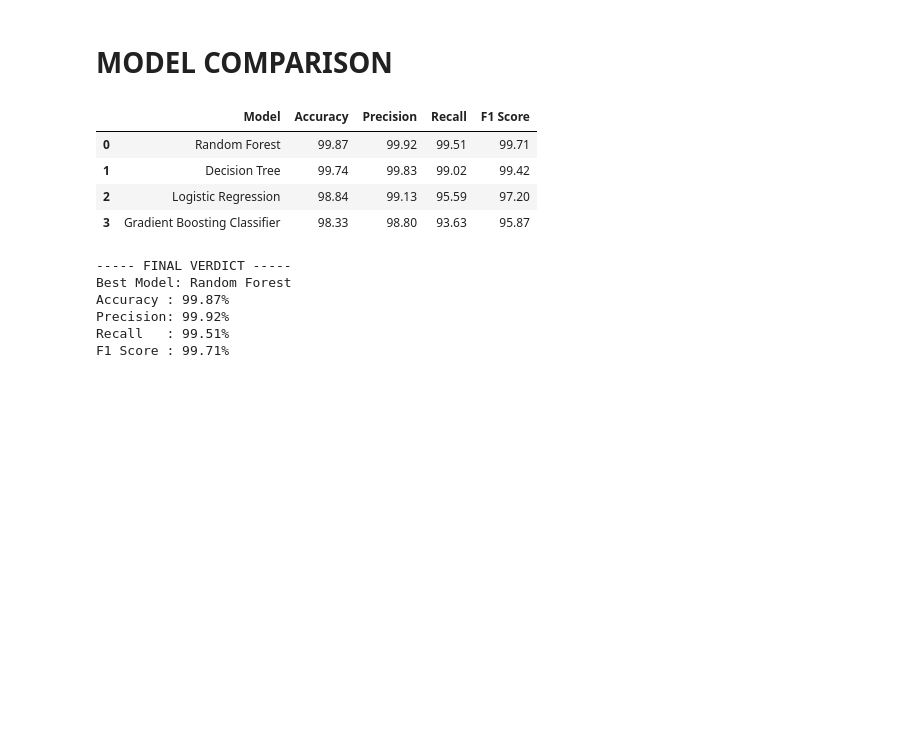
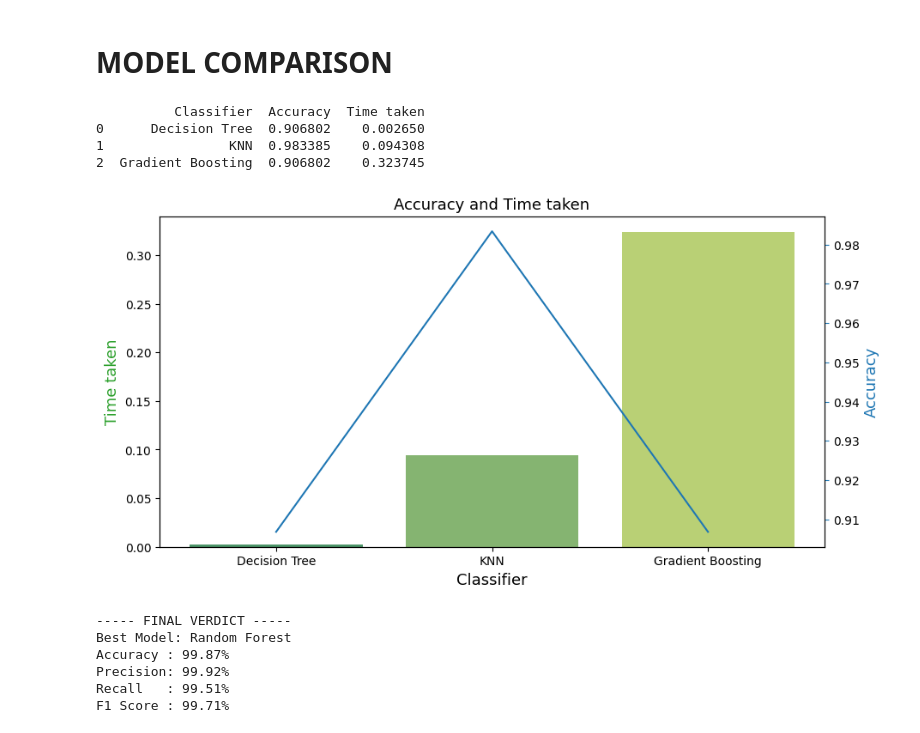
Before and after one commit to Ridima28/Exoplanet-Habitability-Classification, a Jupyter notebook: models/model.ipynb, the cells around one changed output. Saved outputs shown, nothing was run; the diff lists cells and outputs as text; code cells hidden in the pictures; blank space fills up the shorter version.

```diff
--- a/models/model.ipynb
+++ b/models/model.ipynb
@@ -673,13 +679,15 @@ Precision: 0.9279
 F1 Macro:  0.9046
 Recall:    0.9056
 # %%
+t0 = time.time()
 knn_model = KNeighborsClassifier(n_neighbors = 3).fit(X_train, y_train)
 
 knn_predictions = knn_model.predict(X_test)
+knn_time = time.time()-t0
 
 confusion_mat = plot_confusion_mat(y_test, knn_predictions)
 
-accuracy = accuracy_score(y_test, knn_predictions)
+knn_accuracy = accuracy_score(y_test, knn_predictions)
 precision = precision_score(y_test, knn_predictions, average='macro')
 f1 = f1_score(y_test, knn_predictions, average='macro')
 recall = recall_score(y_test, knn_predictions, average='macro')
@@ -688,7 +696,7 @@ print(f"KNN classification Report:\n")
 print(classification_report(y_test, knn_predictions))
 
 
-print(f"Accuracy:  {accuracy:.4f}")
+print(f"Accuracy:  {knn_accuracy:.4f}")
 print(f"Precision: {precision:.4f}")
 print(f"F1 Macro:  {f1:.4f}")
 print(f"Recall:    {recall:.4f}")
@@ -773,57 +785,36 @@ Recall:    0.9056
 # %% [markdown]
 # **MODEL COMPARISON**
 # %%
-def
+def plot_model_log(log):
+    fig, ax1 = plt.subplots(figsize = (10, 5))
+    ax1.set_title('Accuracy and Time taken', fontsize = 13)
+    color = 'tab:green'
+    ax1.set_xlabel('Classifier', fontsize = 13)
+    ax1.set_ylabel('Time taken', fontsize = 13, color = color)
+    ax2 = sns.barplot(x = 'Classifier', y = 'Time taken', data = log, palette = 'summer')
+    ax1.tick_params(axis = 'y')
+    ax2 = ax1.twinx()
+    color = 'tab:blue'
+    ax2.set_ylabel('Accuracy', fontsize = 13, color = color)
+    ax2 = sns.lineplot(x = 'Classifier', y = 'Accuracy', data = log, sort = False, color = color)
+    ax2.tick_params(axis = 'y', color = color)
 # %%
-results = {
-    "Model": [
-        "Decision Tree",
-        "Logistic Regression",
-        "Gradient Boosting Classifier",
-        "Random Forest"
-    ],
-    "Accuracy": [
-        0.9974259974259975,
-        0.9884169884169884,
-        0.9832689832689833,
-        0.9987129987129987
-    ],
-    "Precision": [
-        0.9983079526226734,
-        0.9912764039659834,
-        0.9879600963192295,
-        0.9991518235793045
-    ],
-    "Recall": [
-        0.9901960784313726,
-        0.9558823529411765,
-        0.9362745098039215,
-        0.9950980392156863
-    ],
-    "F1 Score": [
-        0.9941766992011951,
-        0.9719823047254099,
-        0.9586947951891024,
-        0.9971062357474247
-    ]
-}
-comparison_df = pd.DataFrame(results)
+accuracy_list = [dt_accuracy, knn_accuracy, gb_accuracy]
+time_list = [dt_time, knn_time, gb_time]
+log_data = {'Classifier': ['Decision Tree','KNN','Gradient Boosting'],
+            'Accuracy': accuracy_list,
+            'Time taken': time_list}
 
-metric_columns = ["Accuracy", "Precision", "Recall", "F1 Score"]
-comparison_df[metric_columns] = comparison_df[metric_columns] * 100
+clf_log= pd.DataFrame(log_data)
 
-comparison_df = comparison_df.sort_values(
-    by="F1 Score",
-    ascending=False
-).reset_index(drop=True)
-
-comparison_df.round(2)
+plot_model_log(clf_log)
+print(clf_log)
 # %% [output]
-|  | Model | Accuracy | Precision | Recall | F1 Score |
-| 0 | Random Forest | 99.87 | 99.92 | 99.51 | 99.71 |
-| 1 | Decision Tree | 99.74 | 99.83 | 99.02 | 99.42 |
-| 2 | Logistic Regression | 98.84 | 99.13 | 95.59 | 97.20 |
-| 3 | Gradient Boosting Classifier | 98.33 | 98.80 | 93.63 | 95.87 |
+          Classifier  Accuracy  Time taken
+0      Decision Tree  0.906802    0.002650
+1                KNN  0.983385    0.094308
+2  Gradient Boosting  0.906802    0.323745
+[figure, added]
 # %%
 best_model = comparison_df.iloc[0]
 
```
Also changed, not shown: parts of 4 cells of this notebook.
